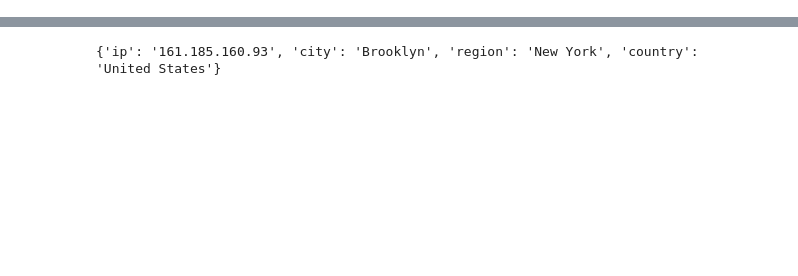
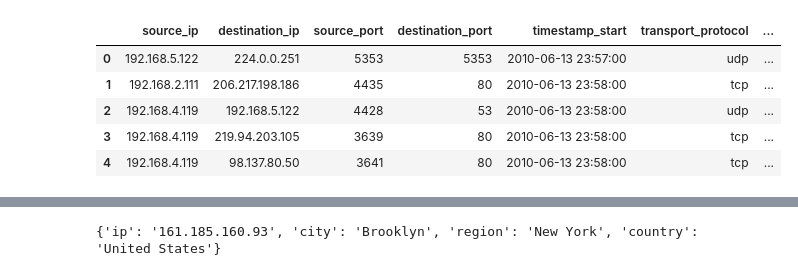
Before and after one commit to francescacraievich/real-time-cyber-anomaly-detection, a Jupyter notebook: feature_engineering/df_formatting/formatter_test.ipynb, the cells around one changed output, grey strips where cells are left out. Drawn from its saved outputs; the diff is of its cells as text; code cells hidden in the pictures; blank space fills up the shorter version.

```diff
--- a/feature_engineering/df_formatting/formatter_test.ipynb
+++ b/feature_engineering/df_formatting/formatter_test.ipynb
@@ -88,0 +89,10 @@ Suricata Columns: None
+# %%
+
+df_formatter.normal_traffic_df.head()
+# %% [output]
+|  | source_ip | destination_ip | source_port | destination_port | timestamp_start | transport_protocol | ... |
+| 0 | 192.168.5.122 | 224.0.0.251 | 5353 | 5353 | 2010-06-13 23:57:00 | udp | ... |
+| 1 | 192.168.2.111 | 206.217.198.186 | 4435 | 80 | 2010-06-13 23:58:00 | tcp | ... |
+| 2 | 192.168.4.119 | 192.168.5.122 | 4428 | 53 | 2010-06-13 23:58:00 | udp | ... |
+| 3 | 192.168.4.119 | 219.94.203.105 | 3639 | 80 | 2010-06-13 23:58:00 | tcp | ... |
+| 4 | 192.168.4.119 | 98.137.80.50 | 3641 | 80 | 2010-06-13 23:58:00 | tcp | ... |
```
Also changed, not shown: parts of 5 cells of this notebook, 42 other files.
